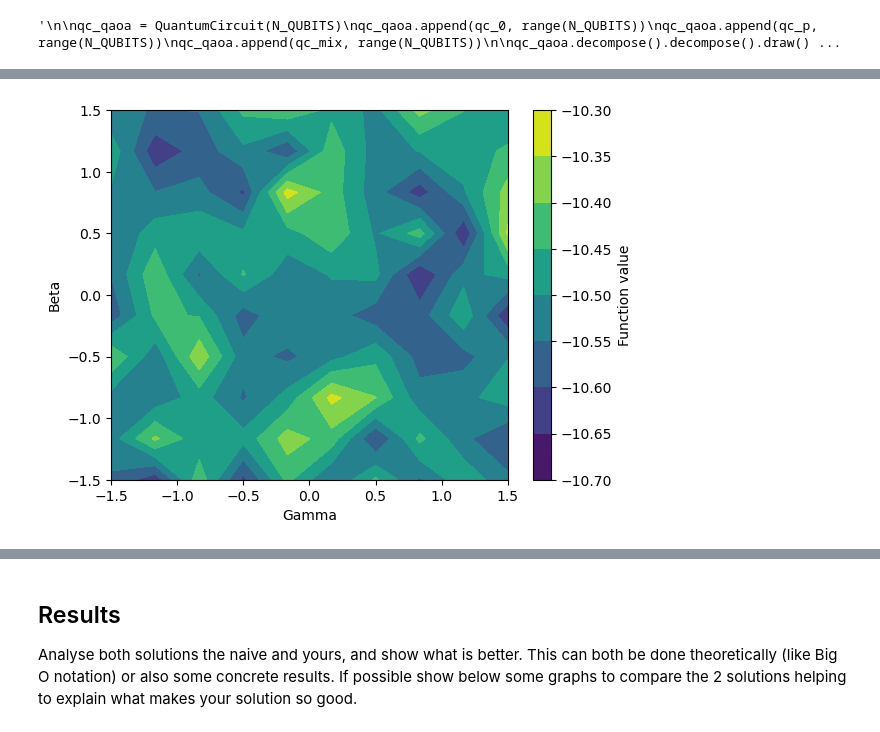
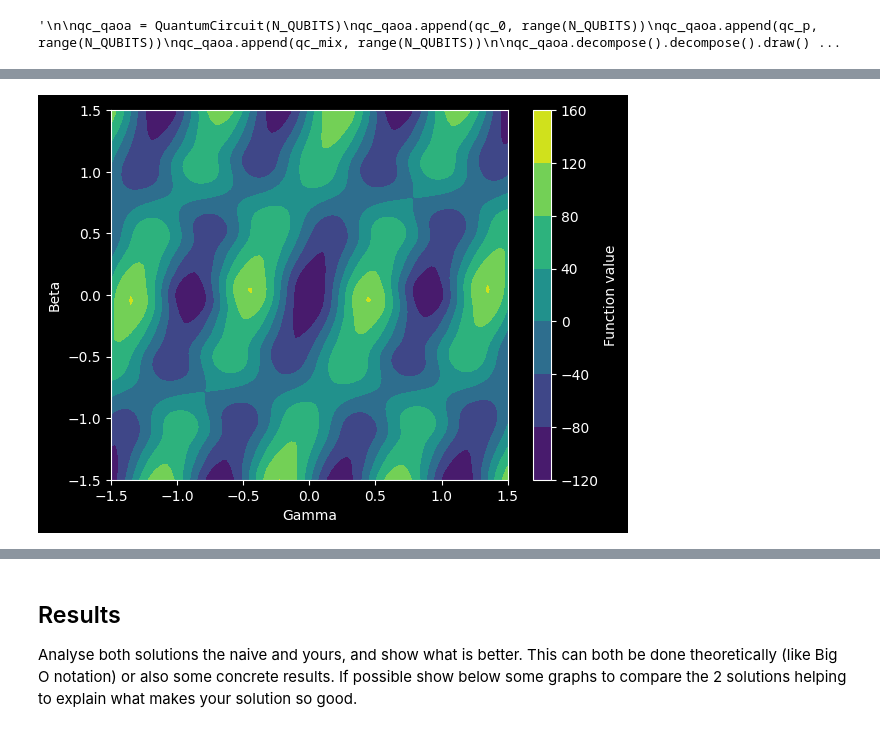
Before and after one commit to Louisanity/HamilToniQ, a Jupyter notebook: SubmissionExample (2).ipynb, the cells around one changed output, grey strips where cells are left out. Saved outputs shown, nothing was run; the diff lists cells and outputs as text; code cells hidden in the pictures.

```diff
--- a/SubmissionExample (2).ipynb
+++ b/SubmissionExample (2).ipynb
@@ -375,29 +376,75 @@ for key, val in counts.items():
 # %%
 import numpy as np
 import matplotlib.pyplot as plt
 from scipy.optimize import minimize
 from math import pi
 
 # Define the range of gamma and beta values
-gamma_values = np.linspace(-1.5, 1.5, 10)
-beta_values = np.linspace(-1.5, 1.5, 10)
+gamma_values = np.linspace(-1.5, 1.5, 100)
+beta_values = np.linspace(-1.5, 1.5, 100)
 
 # Initialize an array to store the function values
 fun_values = np.zeros((len(gamma_values), len(beta_values)))
 
+def compute_expectation_sv(sv, graph):
+    """Computes expectation value based on measurement results
+    Args:
+        counts: (dict) key as bit string, val as count
+        graph: networkx graph
+    Returns:
+        avg: float
+             expectation value
+    """
+    avg = 0
+    for i in range(2**7):
+        a = f"{bin(i)[2:]:0>{7}}"
+        obj = maxcut_obj(a, graph)
+        avg += obj * sv[i]
+    return avg
+
+def create_qaoa_circ_sv(graph, theta):
+    """Creates a parametrized qaoa circuit
+    Args:
+        graph: networkx graph
+        theta: (list) unitary parameters
+    Returns:
+        (QuantumCircuit) qiskit circuit
+    """
+    nqubits = len(graph.nodes())
+    n_layers = len(theta)//2  # number of alternating unitaries
+    beta = theta[:n_layers]
+    gamma = theta[n_layers:]
+
+    qc = QuantumCircuit(nqubits)
+
+    # initial_state
+    qc.h(range(nqubits))
+
+    for layer_index in range(n_layers):
+        # problem unitary
+        for pair in list(graph.edges()):
+            qc.rzz(2 * gamma[layer_index], pair[0], pair[1])
+        # mixer unitary
+
+        qc = x_mixer(qc, nqubits, beta[layer_index])
+    return qc
+
 # Run the QAOA circuit for each pair of gamma and beta values
+def execute_circ(theta):
+    qc = create_qaoa_circ_sv(graph, theta)
+    sv = Statevector(qc)
+    return compute_expectation_sv(sv, graph)
 for i, gamma in enumerate(gamma_values):
     for j, beta in enumerate(beta_values):
         theta = [beta, gamma]
-        expectation = get_expectation(graph, shots)
-        res = minimize(expectation, theta, method='COBYLA')
-        fun_values[i, j] = res.fun
+        expe = execute_circ(theta)
+        fun_values[i, j] = expe
 
 # Create the contour plot
 plt.contourf(gamma_values, beta_values, fun_values)
 plt.colorbar(label='Function value')
 plt.xlabel('Gamma')
 plt.ylabel('Beta')
 plt.show()
 # %% [output]
-[figure, old version]
+[figure, new version]
```
Also changed, not shown: parts of 5 cells of this notebook, 1 other file.
